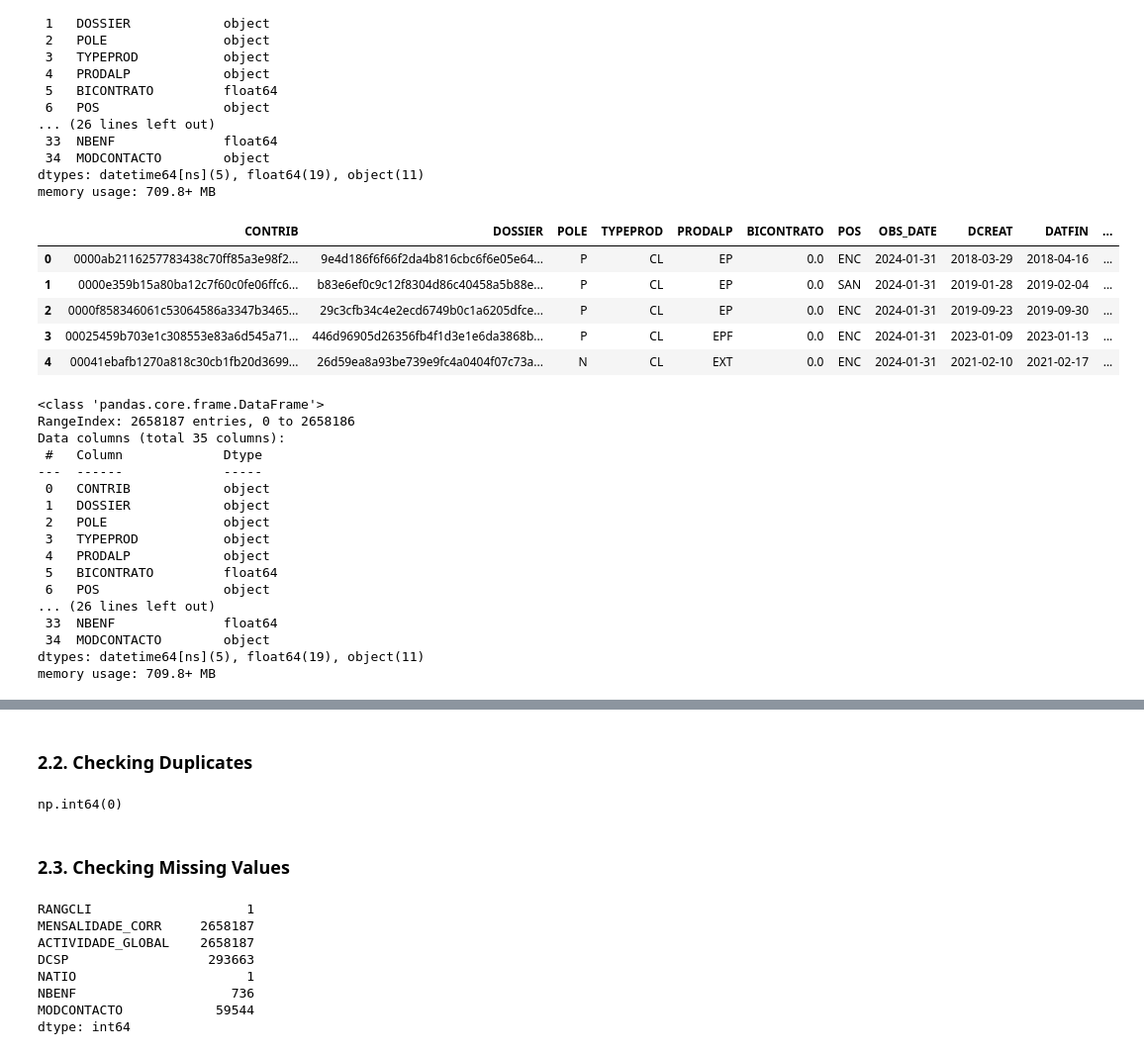
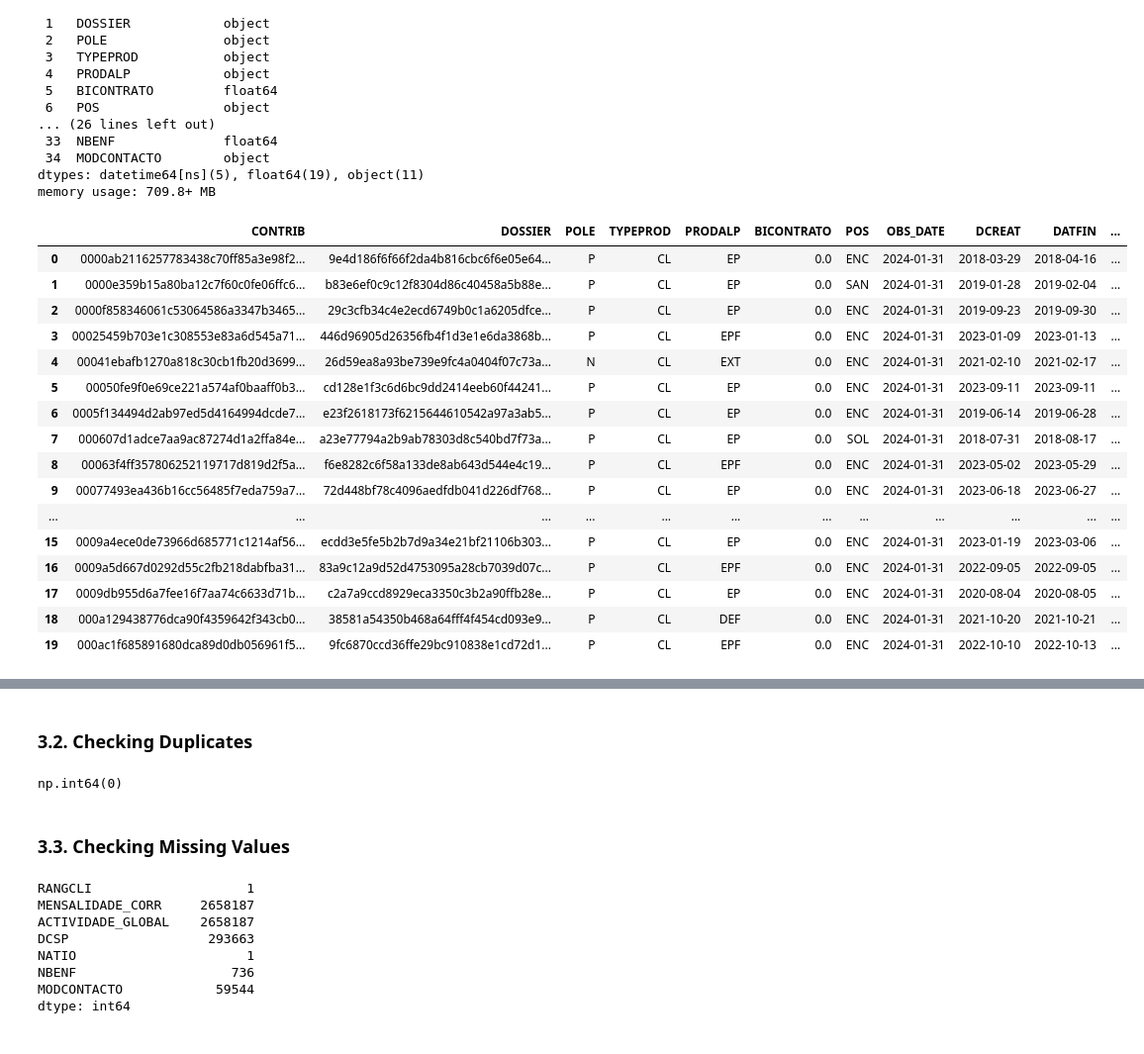
Before and after one commit to Alanog10/BNP-Paribas, a Jupyter notebook: Preprocessing.ipynb, the cells around one changed output, grey strips where cells are left out. Shown at 99% size. Saved outputs shown, nothing was run; the diff lists cells and outputs as text; code cells hidden in the pictures.

```diff
--- a/Preprocessing.ipynb
+++ b/Preprocessing.ipynb
@@ -1370,16 +1371 @@ display(dups.head(20))
 CREDSCORE = CREDSCORE.sort_values(['CONTRIB'])
-# %%
-import pandas as pd
-
-# Show all columns
-pd.set_option('display.max_columns', None)
-
-# Show full content of each column (no truncation)
-pd.set_option('display.max_colwidth', None)
-
-# Optional: increase display width for better readability
-pd.set_option('display.width', 200)
-
-# Display the first 10 duplicated rows sorted by 'CONTRIB'
-duplicated_rows = CREDSCORE[CREDSCORE.duplicated()]
-duplicated_rows.sort_values(['CONTRIB']).head(10)
@@ -2606,33 +2525,25 @@ Data columns (total 35 columns):
 dtypes: datetime64[ns](5), float64(19), object(11)
 memory usage: 709.8+ MB
 # %%
+#first 20 rows
 pd.set_option('display.max_columns', None)
-BDOSS.head()
+BDOSS.head(20)
 # %% [output]
 |  | CONTRIB | DOSSIER | POLE | TYPEPROD | PRODALP | BICONTRATO | POS | OBS_DATE | DCREAT | DATFIN | ... |
 | 0 | 0000ab2116257783438c70ff85a3e98f2... | 9e4d186f6f66f2da4b816cbc6f6e05e64... | P | CL | EP | 0.0 | ENC | 2024-01-31 | 2018-03-29 | 2018-04-16 | ... |
 | 1 | 0000e359b15a80ba12c7f60c0fe06ffc6... | b83e6ef0c9c12f8304d86c40458a5b88e... | P | CL | EP | 0.0 | SAN | 2024-01-31 | 2019-01-28 | 2019-02-04 | ... |
 | 2 | 0000f858346061c53064586a3347b3465... | 29c3cfb34c4e2ecd6749b0c1a6205dfce... | P | CL | EP | 0.0 | ENC | 2024-01-31 | 2019-09-23 | 2019-09-30 | ... |
 | 3 | 00025459b703e1c308553e83a6d545a71... | 446d96905d26356fb4f1d3e1e6da3868b... | P | CL | EPF | 0.0 | ENC | 2024-01-31 | 2023-01-09 | 2023-01-13 | ... |
 | 4 | 00041ebafb1270a818c30cb1fb20d3699... | 26d59ea8a93be739e9fc4a0404f07c73a... | N | CL | EXT | 0.0 | ENC | 2024-01-31 | 2021-02-10 | 2021-02-17 | ... |
+| 5 | 00050fe9f0e69ce221a574af0baaff0b3... | cd128e1f3c6d6bc9dd2414eeb60f44241... | P | CL | EP | 0.0 | ENC | 2024-01-31 | 2023-09-11 | 2023-09-11 | ... |
+| 6 | 0005f134494d2ab97ed5d4164994dcde7... | e23f2618173f6215644610542a97a3ab5... | P | CL | EP | 0.0 | ENC | 2024-01-31 | 2019-06-14 | 2019-06-28 | ... |
+| 7 | 000607d1adce7aa9ac87274d1a2ffa84e... | a23e77794a2b9ab78303d8c540bd7f73a... | P | CL | EP | 0.0 | SOL | 2024-01-31 | 2018-07-31 | 2018-08-17 | ... |
+| 8 | 00063f4ff357806252119717d819d2f5a... | f6e8282c6f58a133de8ab643d544e4c19... | P | CL | EPF | 0.0 | ENC | 2024-01-31 | 2023-05-02 | 2023-05-29 | ... |
+| 9 | 00077493ea436b16cc56485f7eda759a7... | 72d448bf78c4096aedfdb041d226df768... | P | CL | EP | 0.0 | ENC | 2024-01-31 | 2023-06-18 | 2023-06-27 | ... |
+| ... | ... | ... | ... | ... | ... | ... | ... | ... | ... | ... | ... |
+| 15 | 0009a4ece0de73966d685771c1214af56... | ecdd3e5fe5b2b7d9a34e21bf21106b303... | P | CL | EP | 0.0 | ENC | 2024-01-31 | 2023-01-19 | 2023-03-06 | ... |
+| 16 | 0009a5d667d0292d55c2fb218dabfba31... | 83a9c12a9d52d4753095a28cb7039d07c... | P | CL | EPF | 0.0 | ENC | 2024-01-31 | 2022-09-05 | 2022-09-05 | ... |
+| 17 | 0009db955d6a7fee16f7aa74c6633d71b... | c2a7a9ccd8929eca3350c3b2a90ffb28e... | P | CL | EP | 0.0 | ENC | 2024-01-31 | 2020-08-04 | 2020-08-05 | ... |
+| 18 | 000a129438776dca90f4359642f343cb0... | 38581a54350b468a64fff4f454cd093e9... | P | CL | DEF | 0.0 | ENC | 2024-01-31 | 2021-10-20 | 2021-10-21 | ... |
+| 19 | 000ac1f685891680dca89d0db056961f5... | 9fc6870ccd36ffe29bc910838e1cd72d1... | P | CL | EPF | 0.0 | ENC | 2024-01-31 | 2022-10-10 | 2022-10-13 | ... |
-# %%
-BDOSS.info()
-# %% [output]
-<class 'pandas.core.frame.DataFrame'>
-RangeIndex: 2658187 entries, 0 to 2658186
-Data columns (total 35 columns):
- #   Column             Dtype
----  ------             -----
- 0   CONTRIB            object
- 1   DOSSIER            object
- 2   POLE               object
- 3   TYPEPROD           object
- 4   PRODALP            object
- 5   BICONTRATO         float64
- 6   POS                object
-... (26 lines left out)
- 33  NBENF              float64
- 34  MODCONTACTO        object
-dtypes: datetime64[ns](5), float64(19), object(11)
-memory usage: 709.8+ MB
 # %%
@@ -2656,5 +2568,5 @@ BDOSS.describe(include='all').T
 | NBENF | 2657451.0 | NaN | NaN | NaN | 0.622201 | 0.0 | 0.0 | 0.0 | 1.0 | 90.0 | 0.848657 |
 | MODCONTACTO | 2598643 | 6 | W | 1483323 | NaN | NaN | NaN | NaN | NaN | NaN | NaN |
 # %% [markdown]
-### 2.2. Checking Duplicates
+### 3.2. Checking Duplicates
 # %%
@@ -2662,5 +2575,5 @@ BDOSS.duplicated().sum()
 # %% [output]
 np.int64(0)
 # %% [markdown]
-### 2.3. Checking Missing Values
+### 3.3. Checking Missing Values
 # %%
```
Also changed, not shown: parts of 298 cells of this notebook.
